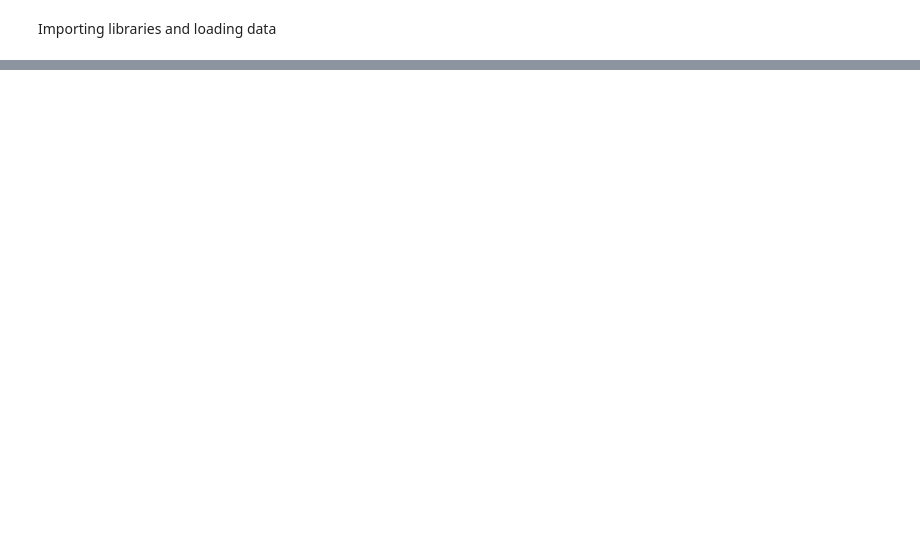
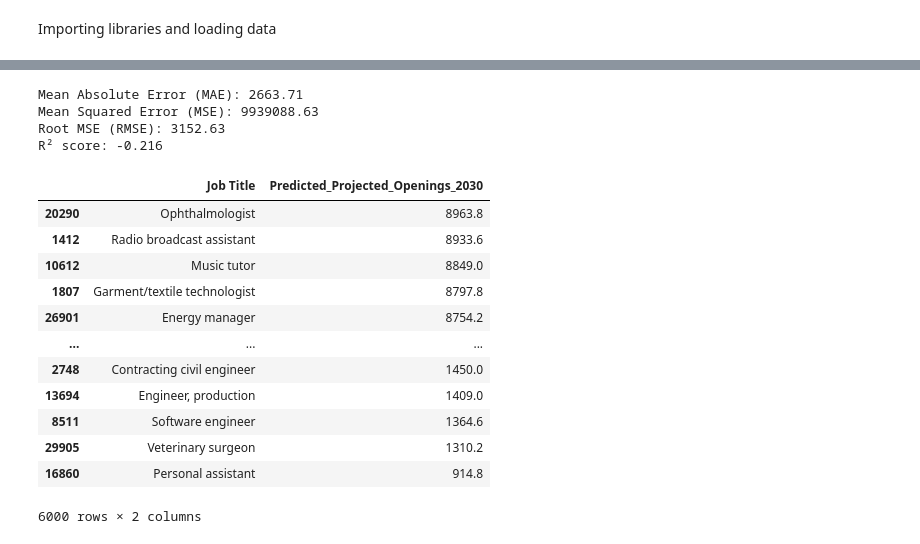
Before and after one commit to RaccoonWithAPeanutButterJar/ItDS2025-Project, a Jupyter notebook: Predictive_models.ipynb, the cells around one changed output, grey strips where cells are left out. Saved outputs shown, nothing was run; the diff lists cells and outputs as text; code cells hidden in the pictures; blank space fills up the shorter version.

```diff
--- a/Predictive_models.ipynb
+++ b/Predictive_models.ipynb
@@ -68,0 +152,9 @@ weighted avg       0.50      0.50      0.45      6000
+# %%
+#Copy
+data_reg = data.copy()
+
+X = data_reg.drop(columns=["Projected Openings (2030)"])
+y = data_reg["Projected Openings (2030)"]
+
+X_orig = X.copy() #Save for later
+X = pd.get_dummies(X, drop_first=True)
@@ -68,0 +163,4 @@ weighted avg       0.50      0.50      0.45      6000
+# %%
+X_train, X_test, y_train, y_test, X_train_orig, X_test_orig = train_test_split(
+    X, y, X_orig, test_size=0.2, random_state=42
+)
@@ -68,0 +220,46 @@ weighted avg       0.50      0.50      0.45      6000
+# %%
+#KNN
+scaler = StandardScaler()
+X_train_s = scaler.fit_transform(X_train)
+X_test_s = scaler.transform(X_test)
+
+knn = KNeighborsRegressor(n_neighbors=5)
+knn.fit(X_train_s, y_train)
+knn_pred = knn.predict(X_test_s)
+
+#MAE and MSE
+mae = mean_absolute_error(y_test, knn_pred)
+mse = mean_squared_error(y_test, knn_pred)
+rmse = np.sqrt(mse)
+r2 = r2_score(y_test, knn_pred)
+
+print(f"Mean Absolute Error (MAE): {mae:.2f}")
+print(f"Mean Squared Error (MSE): {mse:.2f}")
+print(f"Root MSE (RMSE): {rmse:.2f}")
+print(f"R² score: {r2:.3f}")
+
+#Predictions by job
+pred_table["Predicted_Projected_Openings_2030"] = knn_pred
+
+#Select only relevant columns for display and sort descending
+pred_table_display = pred_table[["Job Title", "Predicted_Projected_Openings_2030"]].sort_values(by="Predicted_Projected_Openings_2030", ascending=False)
+
+display(pred_table_display)
+# %% [output]
+Mean Absolute Error (MAE): 2663.71
+Mean Squared Error (MSE): 9939088.63
+Root MSE (RMSE): 3152.63
+R² score: -0.216
+|  | Job Title | Predicted_Projected_Openings_2030 |
+| 20290 | Ophthalmologist | 8963.8 |
+| 1412 | Radio broadcast assistant | 8933.6 |
+| 10612 | Music tutor | 8849.0 |
+| 1807 | Garment/textile technologist | 8797.8 |
+| 26901 | Energy manager | 8754.2 |
+| ... | ... | ... |
+| 2748 | Contracting civil engineer | 1450.0 |
+| 13694 | Engineer, production | 1409.0 |
+| 8511 | Software engineer | 1364.6 |
+| 29905 | Veterinary surgeon | 1310.2 |
+| 16860 | Personal assistant | 914.8 |
+6000 rows × 2 columns
```
Also changed, not shown: parts of 15 cells of this notebook.
